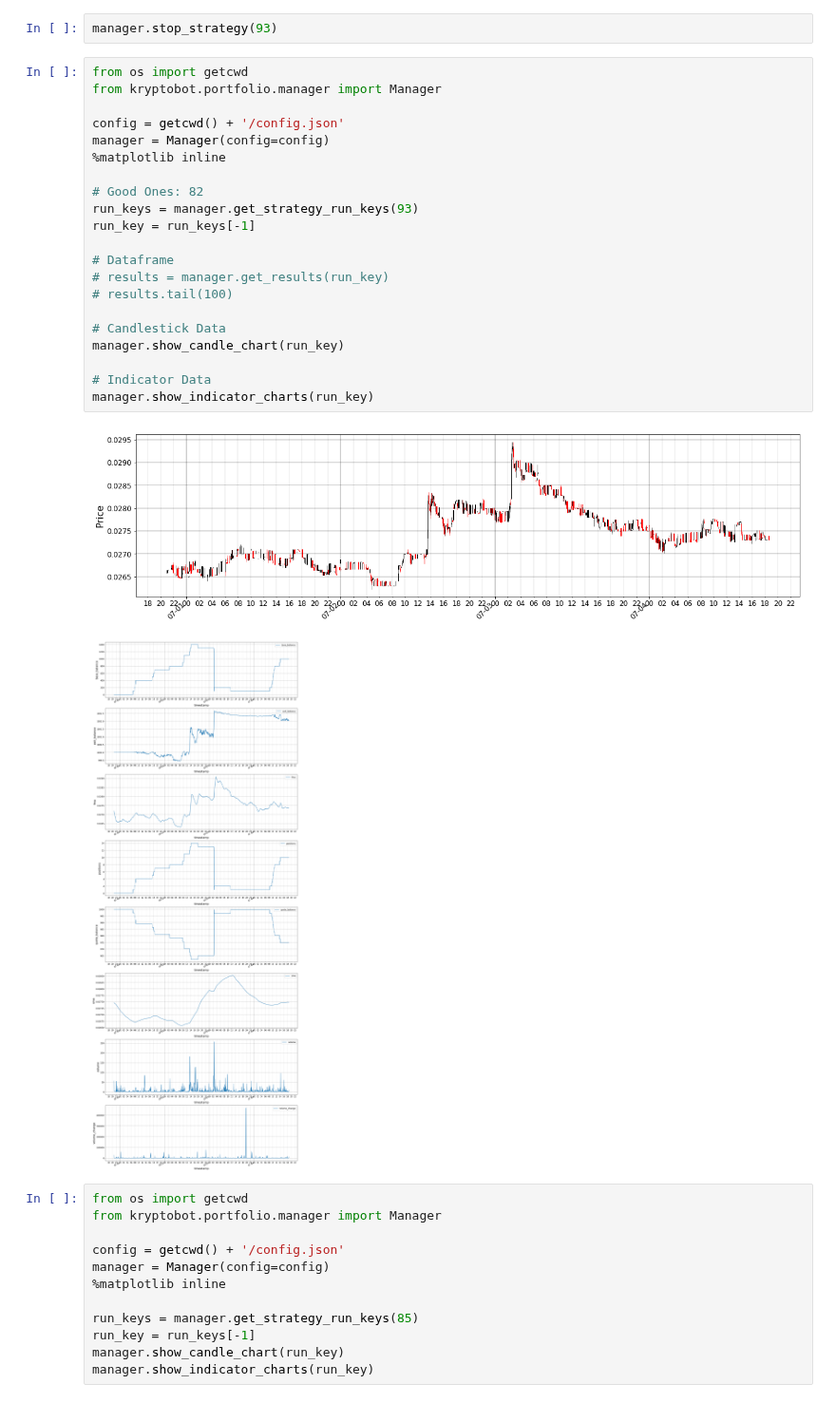
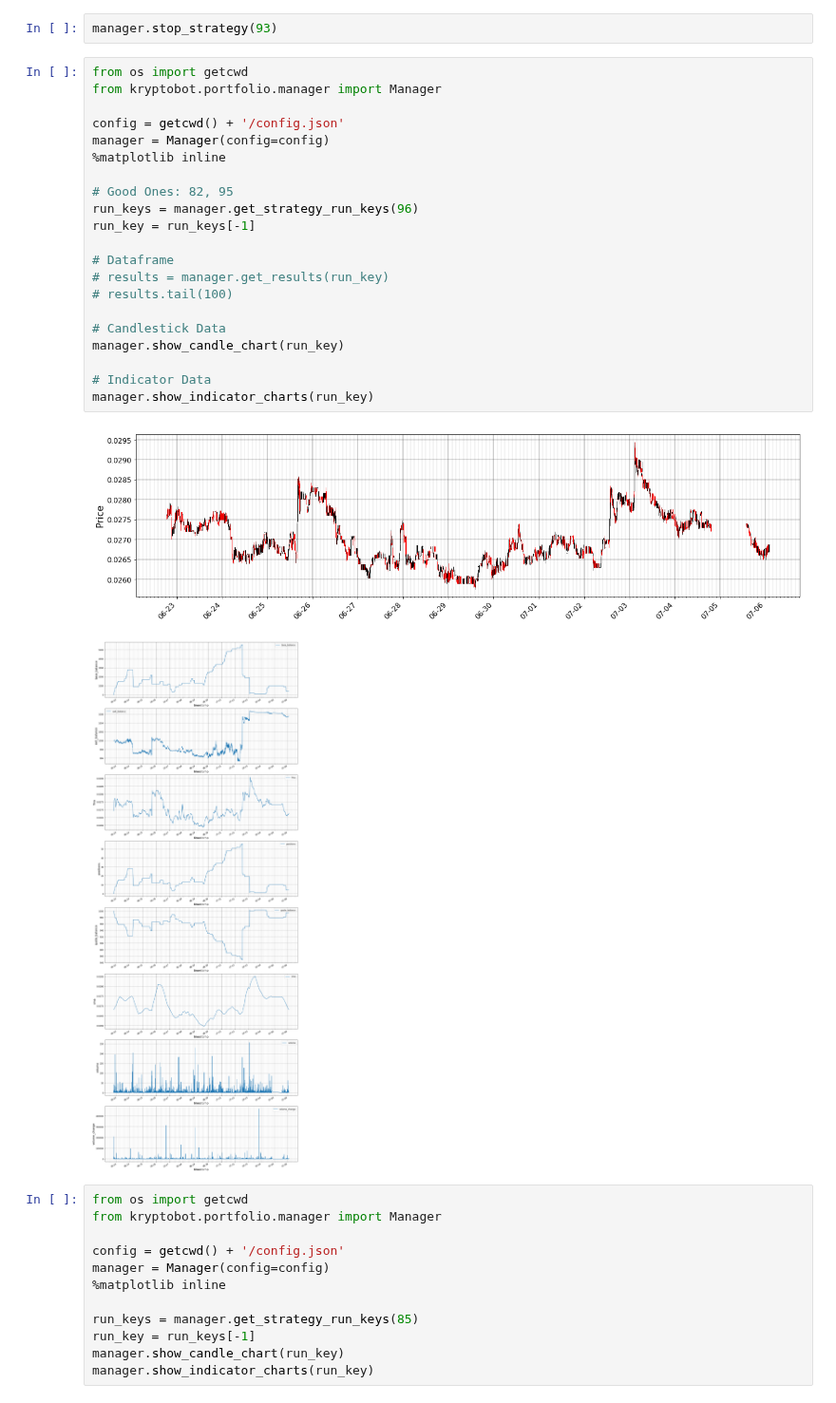
Before and after one commit to eristoddle/KryptoBot, a Jupyter notebook: notebooks/t2_strategies.ipynb, the cells around one changed output. Shown at 95% size. Drawn from its saved outputs; the diff is of its cells as text.

```diff
--- a/notebooks/t2_strategies.ipynb
+++ b/notebooks/t2_strategies.ipynb
@@ -124,27 +124,27 @@ manager.stop_strategy(93)
 # %%
 from os import getcwd
 from kryptobot.portfolio.manager import Manager
 
 config = getcwd() + '/config.json'
 manager = Manager(config=config)
 %matplotlib inline
 
-# Good Ones: 82
-run_keys = manager.get_strategy_run_keys(93)
+# Good Ones: 82, 95
+run_keys = manager.get_strategy_run_keys(96)
 run_key = run_keys[-1]
 
 # Dataframe
 # results = manager.get_results(run_key)
 # results.tail(100)
 
 # Candlestick Data
 manager.show_candle_chart(run_key)
 
 # Indicator Data
 manager.show_indicator_charts(run_key)
 # %% [output]
-[figure, old version]
+[figure, new version]
-[figure, old version]
+[figure, new version]
 # %%
 from os import getcwd
 from kryptobot.portfolio.manager import Manager
```
Also changed, not shown: parts of 1 cell of this notebook, 4 other files.
